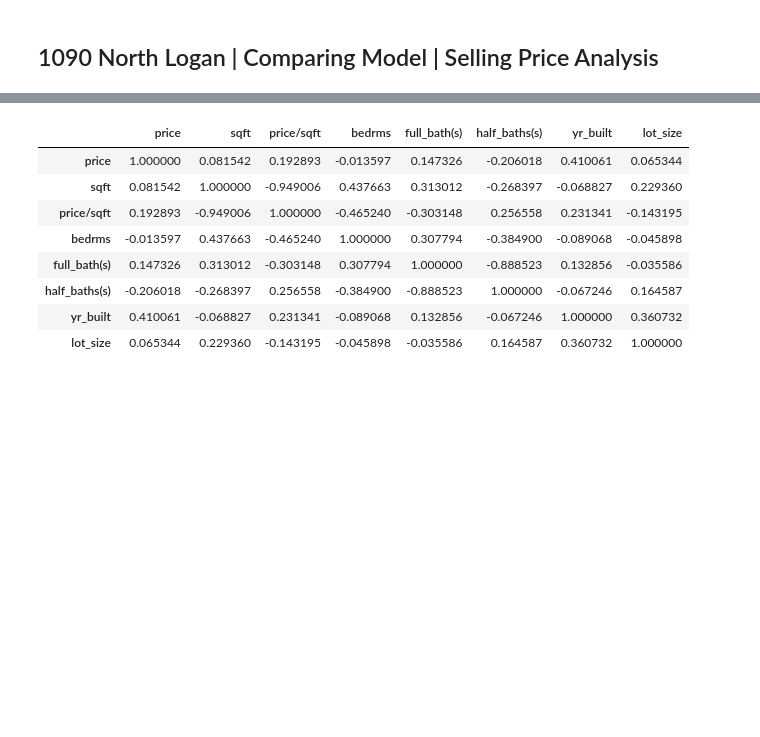
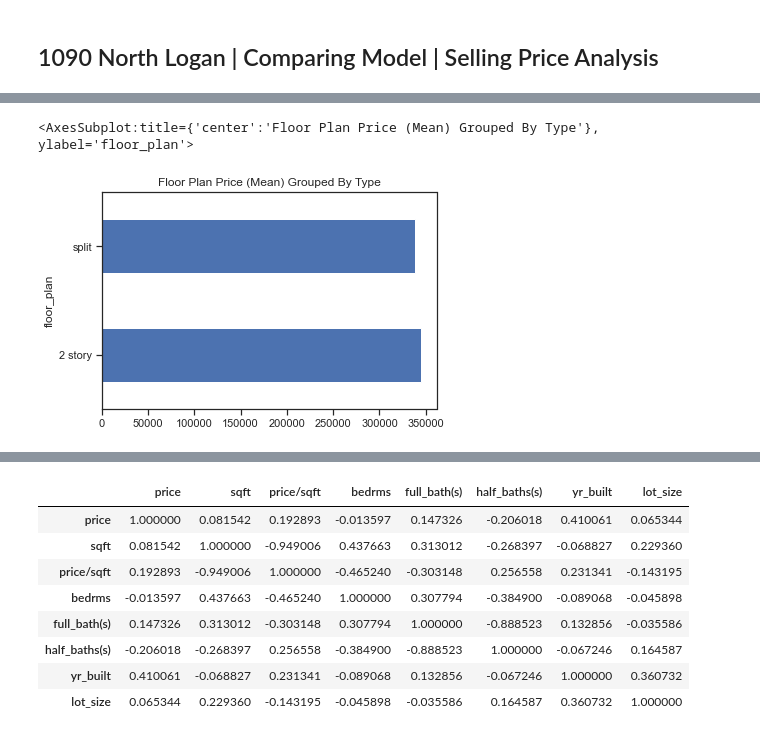
Before and after one commit to protovici/Data-Sciences, a Jupyter notebook: Real Estate/selling_metrics.ipynb, the cells around one changed output, grey strips where cells are left out. Drawn from its saved outputs; the diff is of its cells as text; code cells hidden in the pictures; blank space fills up the shorter version.

```diff
--- a/Real Estate/selling_metrics.ipynb
+++ b/Real Estate/selling_metrics.ipynb
@@ -74,0 +121,5 @@ df['same_type'] = df.apply(similar_house, axis =1)
+# %%
+df.groupby('floor_plan')['price'].mean().plot(kind='barh',title='Floor Plan Price (Mean) Grouped By Type')
+# %% [output]
+<AxesSubplot:title={'center':'Floor Plan Price (Mean) Grouped By Type'}, ylabel='floor_plan'>
+[figure, added]
```
Also changed, not shown: parts of 26 cells of this notebook, 4 other files.
